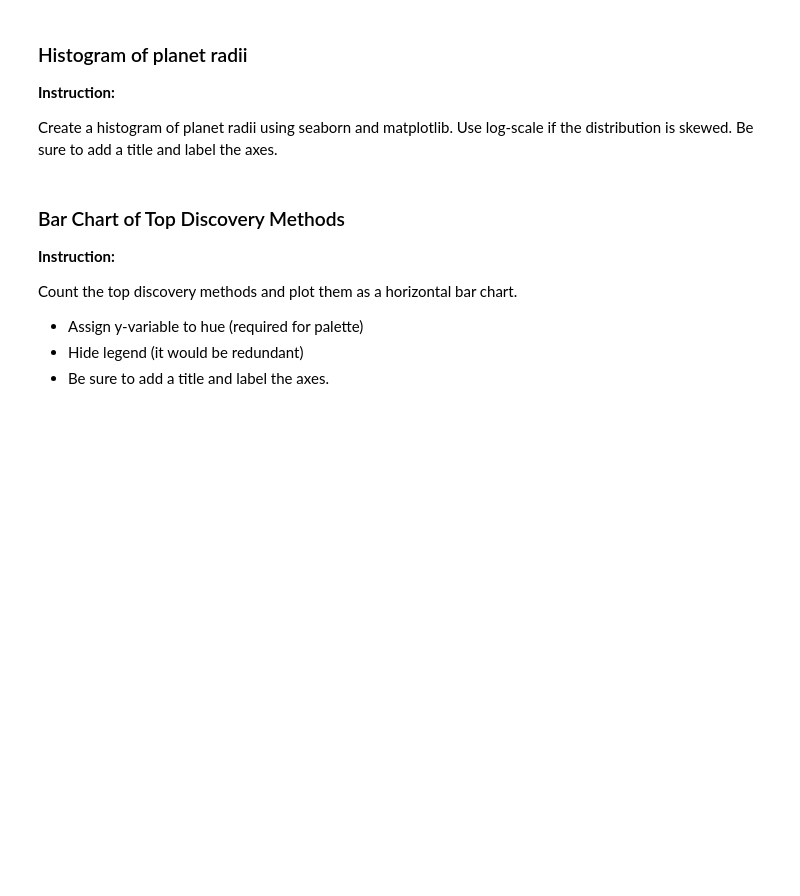
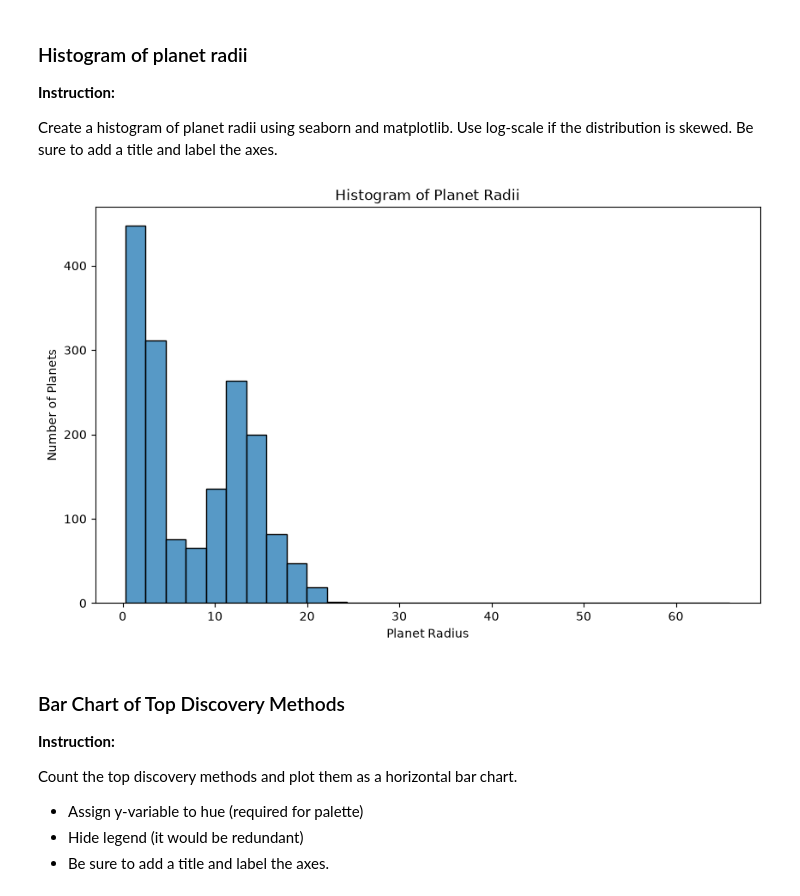
Before and after one commit to fsestelo/nasa-exoplanet-data, a Jupyter notebook: starter/Project.ipynb, the cells around one changed output. Cells and saved outputs as stored; diff of their text form; code cells hidden in the pictures; blank space fills up the shorter version.

```diff
--- a/starter/Project.ipynb
+++ b/starter/Project.ipynb
@@ -278,7 +284,21 @@ K2-138: 6 planets
 
 Create a histogram of planet radii using seaborn and matplotlib. Use log-scale if the distribution is skewed. Be sure to add a title and label the axes.
 # %%
-#TODO: Create a histogram of planet radii using seaborn
+plt.figure(figsize=(10, 6))
+
+sns.histplot(
+    data=df,
+    x="pl_rade",
+    bins=30
+)
+
+plt.title("Histogram of Planet Radii")
+plt.xlabel("Planet Radius")
+plt.ylabel("Number of Planets")
+
+plt.show()
+# %% [output]
+[figure, added]
 # %% [markdown]
 ### Bar Chart of Top Discovery Methods
 **Instruction:**
```
Also changed, not shown: parts of 5 cells of this notebook.
